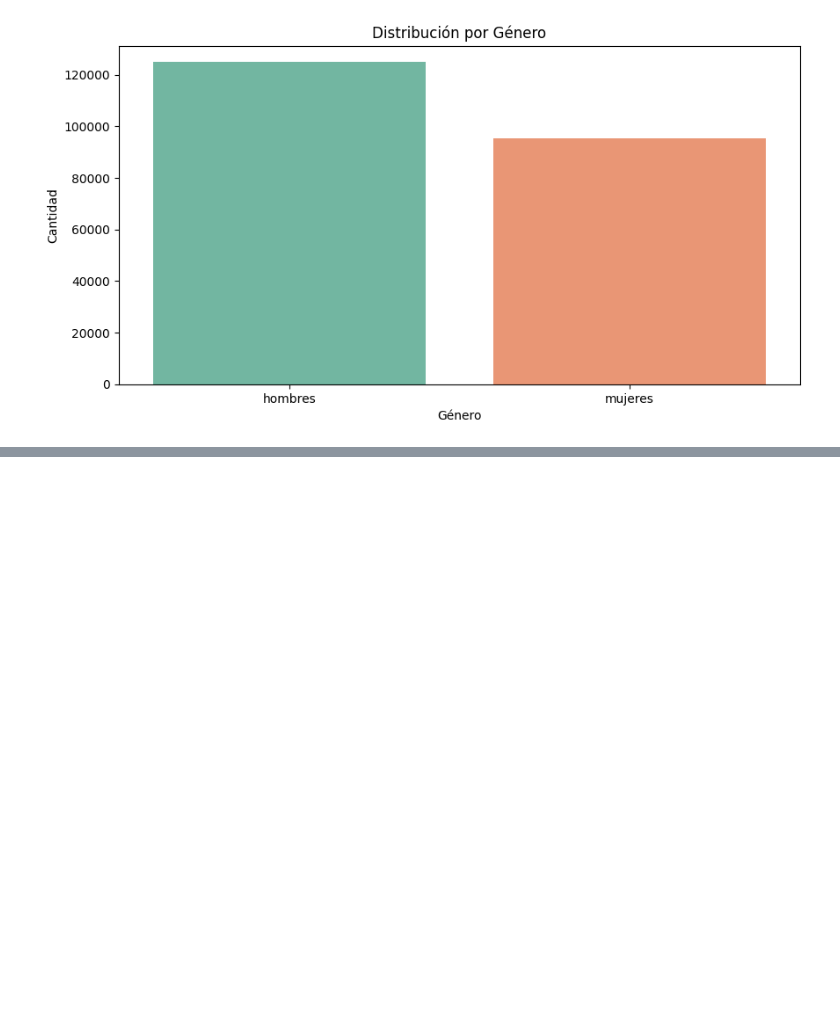
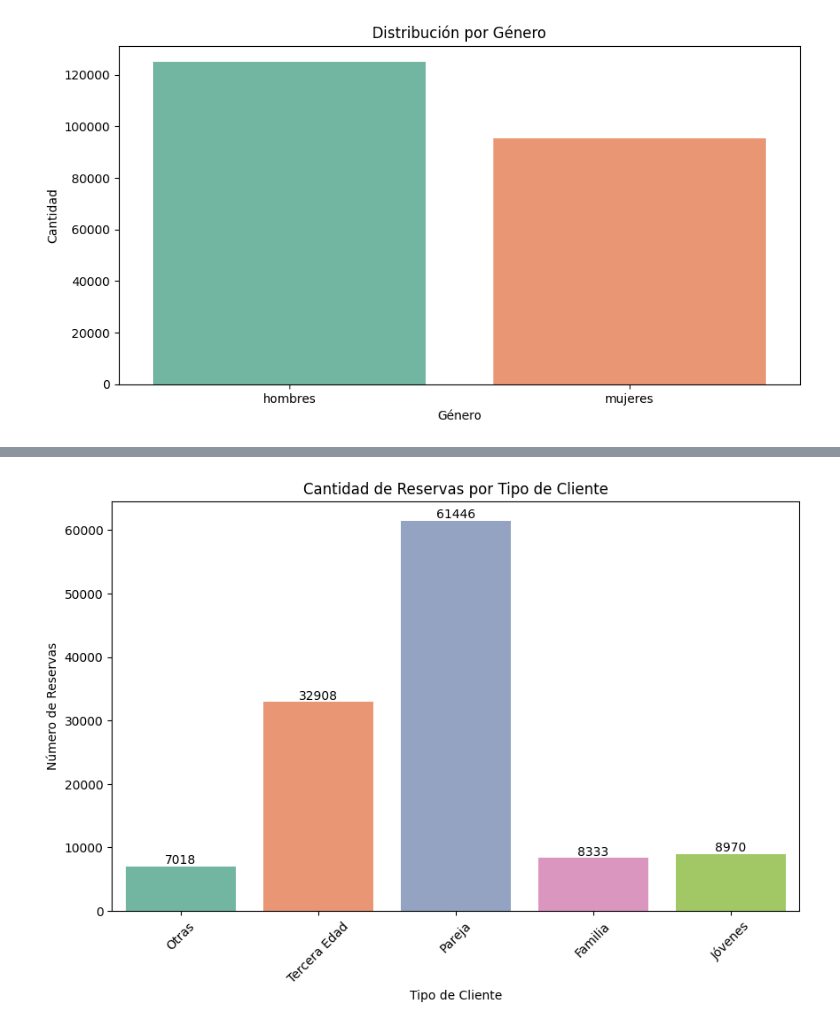
Before and after one commit to leonxrdon/TFM-ImpactoMarketing, a Jupyter notebook: notebooks/01_data_bookings.ipynb, the cells around one changed output, grey strips where cells are left out. Saved outputs shown, nothing was run; the diff lists cells and outputs as text; code cells hidden in the pictures; blank space fills up the shorter version.

```diff
--- a/notebooks/01_data_bookings.ipynb
+++ b/notebooks/01_data_bookings.ipynb
@@ -428,0 +502,14 @@ plt.show()
+# %%
+# Gráfica para ver las reservas por tipo de cliente
+plt.figure(figsize=(10, 6))
+sns.countplot(data=df, x='tipo_cliente', palette='Set2')
+plt.title('Cantidad de Reservas por Tipo de Cliente')
+plt.xlabel('Tipo de Cliente')
+plt.ylabel('Número de Reservas')
+plt.xticks(rotation=45)
+# Añadir valores sobre las barras
+for i in plt.gca().containers:
+    plt.gca().bar_label(i)
+plt.show()
+# %% [output]
+[figure, added]
```
Also changed, not shown: parts of 9 cells of this notebook, 2 other files.
